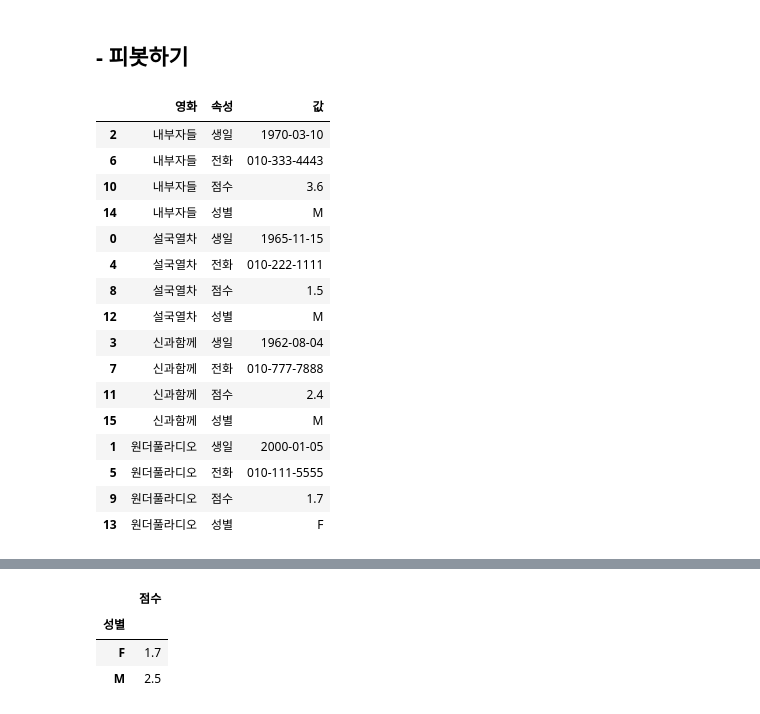
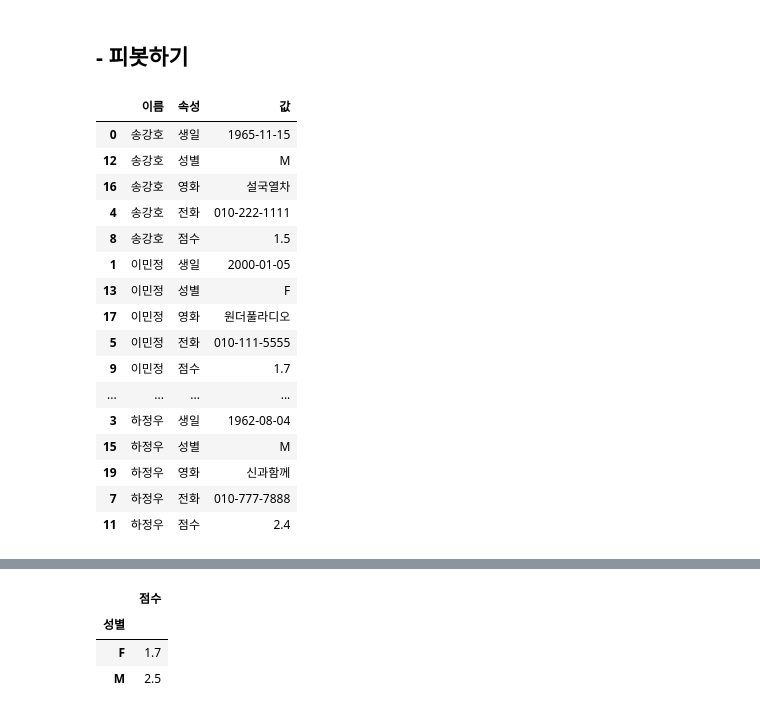
Before and after one commit to kinonia/python-note, a Jupyter notebook: 20.dataframe-demo.ipynb, the cells around one changed output, grey strips where cells are left out. Cells and saved outputs as stored; diff of their text form; code cells hidden in the pictures.

Commit message:
cheetsheet 내용반영
melt, pivot
index setting
union, intersect
cumsum, expanding, rolling

```diff
--- a/20.dataframe-demo.ipynb
+++ b/20.dataframe-demo.ipynb
@@ -1054,22 +1122,24 @@ train2[train2['Embarked'].isnull()]
 ## - 피봇하기
 # %%
 # 데이터 풀어내기
-pd.melt(df, id_vars='영화', var_name='속성', value_name='값').sort_values(by='영화')
+df['이름'] = df.index
+dfmelt = pd.melt(df, id_vars='이름', var_name='속성', value_name='값').sort_values(by=['이름', '속성'])
+dfmelt
 # %% [output]
-|  | 영화 | 속성 | 값 |
-| 2 | 내부자들 | 생일 | 1970-03-10 |
-| 6 | 내부자들 | 전화 | 010-333-4443 |
-| 10 | 내부자들 | 점수 | 3.6 |
-| 14 | 내부자들 | 성별 | M |
-| 0 | 설국열차 | 생일 | 1965-11-15 |
-| 4 | 설국열차 | 전화 | 010-222-1111 |
-| 8 | 설국열차 | 점수 | 1.5 |
-| 12 | 설국열차 | 성별 | M |
-| 3 | 신과함께 | 생일 | 1962-08-04 |
-| 7 | 신과함께 | 전화 | 010-777-7888 |
-| 11 | 신과함께 | 점수 | 2.4 |
-| 15 | 신과함께 | 성별 | M |
-| 1 | 원더풀라디오 | 생일 | 2000-01-05 |
-| 5 | 원더풀라디오 | 전화 | 010-111-5555 |
-| 9 | 원더풀라디오 | 점수 | 1.7 |
-| 13 | 원더풀라디오 | 성별 | F |
+|  | 이름 | 속성 | 값 |
+| 0 | 송강호 | 생일 | 1965-11-15 |
+| 12 | 송강호 | 성별 | M |
+| 16 | 송강호 | 영화 | 설국열차 |
+| 4 | 송강호 | 전화 | 010-222-1111 |
+| 8 | 송강호 | 점수 | 1.5 |
+| 1 | 이민정 | 생일 | 2000-01-05 |
+| 13 | 이민정 | 성별 | F |
+| 17 | 이민정 | 영화 | 원더풀라디오 |
+| 5 | 이민정 | 전화 | 010-111-5555 |
+| 9 | 이민정 | 점수 | 1.7 |
+| ... | ... | ... | ... |
+| 3 | 하정우 | 생일 | 1962-08-04 |
+| 15 | 하정우 | 성별 | M |
+| 19 | 하정우 | 영화 | 신과함께 |
+| 7 | 하정우 | 전화 | 010-777-7888 |
+| 11 | 하정우 | 점수 | 2.4 |
```
Also changed, not shown: parts of 21 cells of this notebook.
